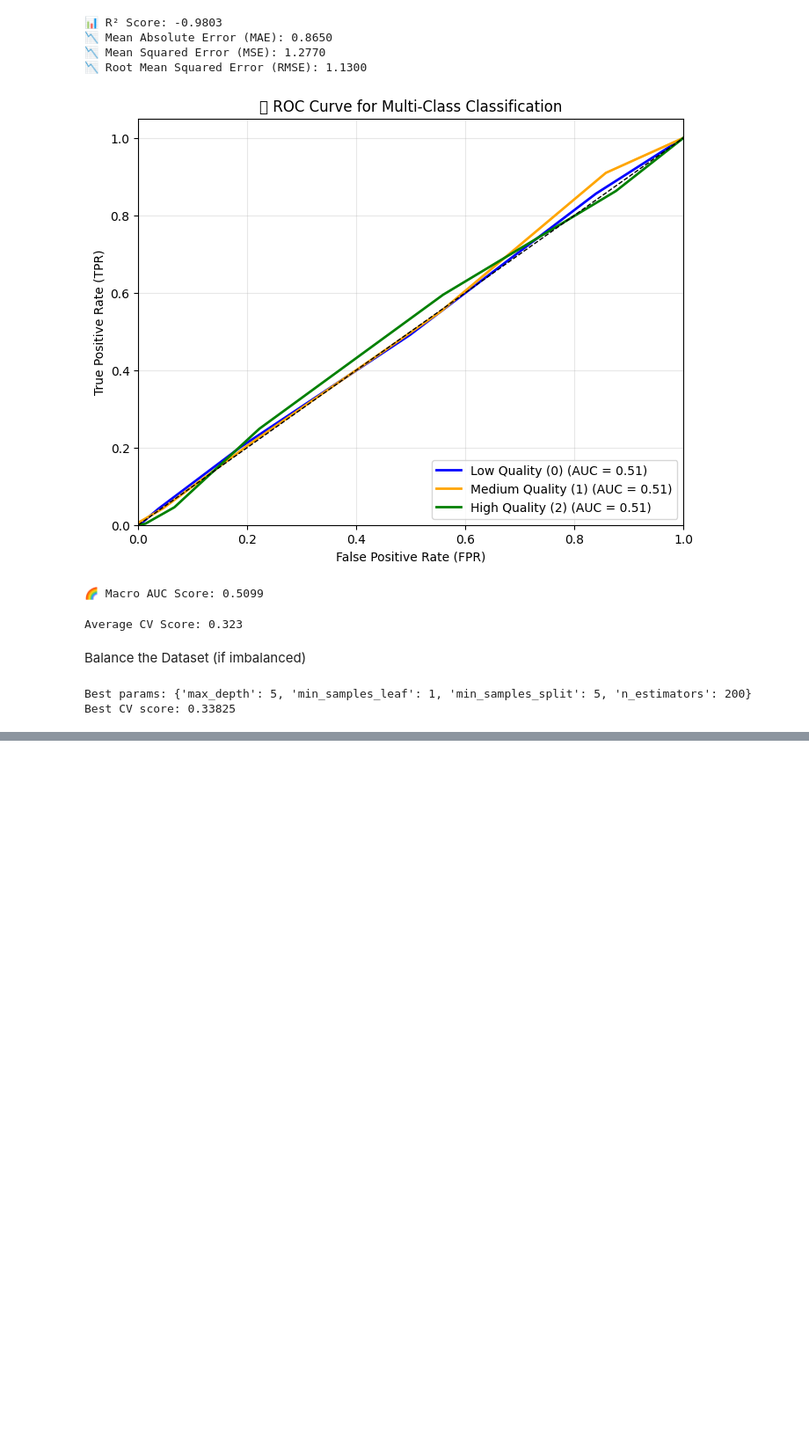
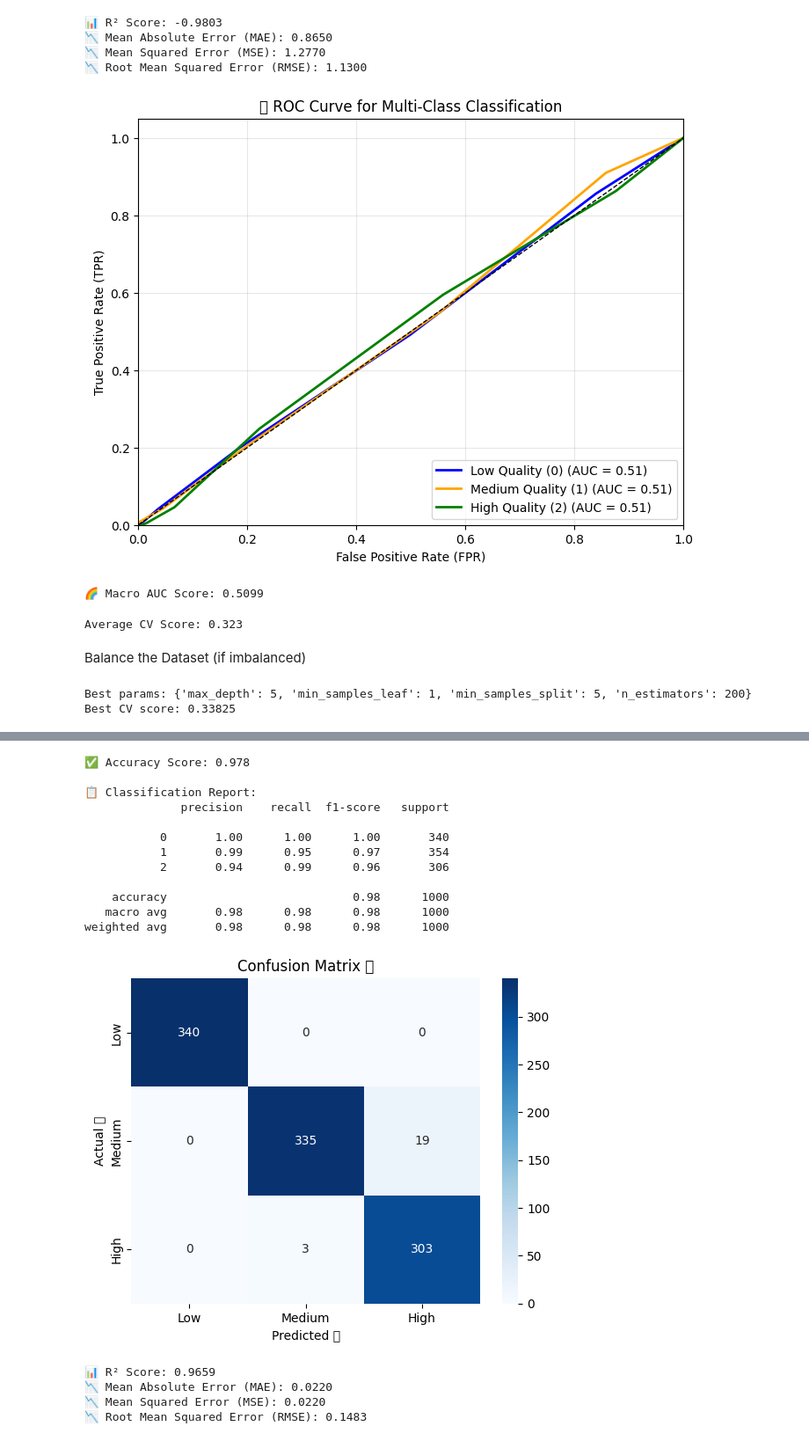
Before and after one commit to AsifIkbal1/Eye-Cancer-Prediction-End-to-End-ML-Project, a Jupyter notebook: research/main.ipynb, the cells around one changed output, grey strips where cells are left out. Shown at 88% size. Drawn from its saved outputs; the diff is of its cells as text; code cells hidden in the pictures; blank space fills up the shorter version.

```diff
--- a/research/main.ipynb
+++ b/research/main.ipynb
@@ -1063,0 +1160,9 @@ Best CV score: 0.33825
+# %%
+# Drop boolean columns temporarily, or convert them to int
+df_boolean_fixed = df.copy()
+bool_cols = df_boolean_fixed.select_dtypes(include='bool').columns
+df_boolean_fixed[bool_cols] = df_boolean_fixed[bool_cols].astype(int)
+
+# Now select numerical features
+numerical_cols = df_boolean_fixed.columns
+X = df_boolean_fixed[numerical_cols].copy()
@@ -1063,0 +1205,50 @@ Best CV score: 0.33825
+# %%
+# 🔀 স্টেপ ৪: ট্রেন এবং টেস্ট সেটে ভাগ করছি
+from sklearn.model_selection import train_test_split
+from sklearn.linear_model import LogisticRegression
+from sklearn.metrics import accuracy_score, classification_report, confusion_matrix
+from sklearn.metrics import r2_score
+from sklearn.metrics import mean_absolute_error, mean_squared_error
+from sklearn.preprocessing import StandardScaler
+import numpy as np
+
+
+X_train, X_test, y_train, y_test = train_test_split(X, y, test_size=0.2, random_state=42)
+
+# 🤖 স্টেপ ৫: মডেল ট্রেইন করছি
+model = LogisticRegression(random_state=42)  # 🌲 র‍্যান্ডম ফরেস্ট
+model.fit(X_train, y_train)  # 🏋️ মডেল ট্রেইন
+
+# 🧠 স্টেপ ৬: প্রেডিকশন করছি
+y_pred = model.predict(X_test)  # 🔮 টেস্ট ডেটা থেকে প্রেডিকশন
+
+# ✅ স্টেপ ৭: একিউরেসি স্কোর বের করছি
+accuracy = accuracy_score(y_test, y_pred)  # 📏 কতটা সঠিক প্রেডিকশন হলো
+print("✅ Accuracy Score:", accuracy)
+
+# 📋 স্টেপ ৮: ক্লাসিফিকেশন রিপোর্ট
+print("\n📋 Classification Report:")
+print(classification_report(y_test, y_pred))  # 🎯 precision, recall, f1-score
+
+# 🔍 স্টেপ ৯: কনফিউশন ম্যাট্রিক্স প্লট করছি
+conf_matrix = confusion_matrix(y_test, y_pred)  # 🔄 আসল vs প্রেডিক্টেড
+sns.heatmap(conf_matrix, annot=True, fmt="d", cmap="Blues",
+            xticklabels=["Low", "Medium", "High"],
+            yticklabels=["Low", "Medium", "High"])
+plt.title("Confusion Matrix 🎯")
+plt.xlabel("Predicted 📈")
+plt.ylabel("Actual 🧾")
+plt.show()
+
+# 📊 স্টেপ ১০: রিগ্রেশন টাইপ মেট্রিক হিসাব করছি
+r2 = r2_score(y_test, y_pred)  # 📈 কতটা ভালো ফিট করেছে
+mae = mean_absolute_error(y_test, y_pred)  # 📉 গড় ভুল
+mse = mean_squared_error(y_test, y_pred)  # 📉 স্কোয়ার ভুল
+rmse = np.sqrt(mse)  # 📉 রুট স্কোয়ার ভুল
+
+# 🧾 ফলাফল প্রিন্ট করছি
+print(f"\n📊 R² Score: {r2:.4f}")
+print(f"📉 Mean Absolute Error (MAE): {mae:.4f}")
+print(f"📉 Mean Squared Error (MSE): {mse:.4f}")
+print(f"📉 Root Mean Squared Error (RMSE): {rmse:.4f}")
+# %% [output]
@@ -1063,0 +1262,17 @@ Best CV score: 0.33825
+✅ Accuracy Score: 0.978
+
+📋 Classification Report:
+              precision    recall  f1-score   support
+
+           0       1.00      1.00      1.00       340
+           1       0.99      0.95      0.97       354
+           2       0.94      0.99      0.96       306
+
+    accuracy                           0.98      1000
+   macro avg       0.98      0.98      0.98      1000
+weighted avg       0.98      0.98      0.98      1000
+[figure, added]
+📊 R² Score: 0.9659
+📉 Mean Absolute Error (MAE): 0.0220
+📉 Mean Squared Error (MSE): 0.0220
+📉 Root Mean Squared Error (RMSE): 0.1483
```
Also changed, not shown: parts of 27 cells of this notebook, 6 other files.
